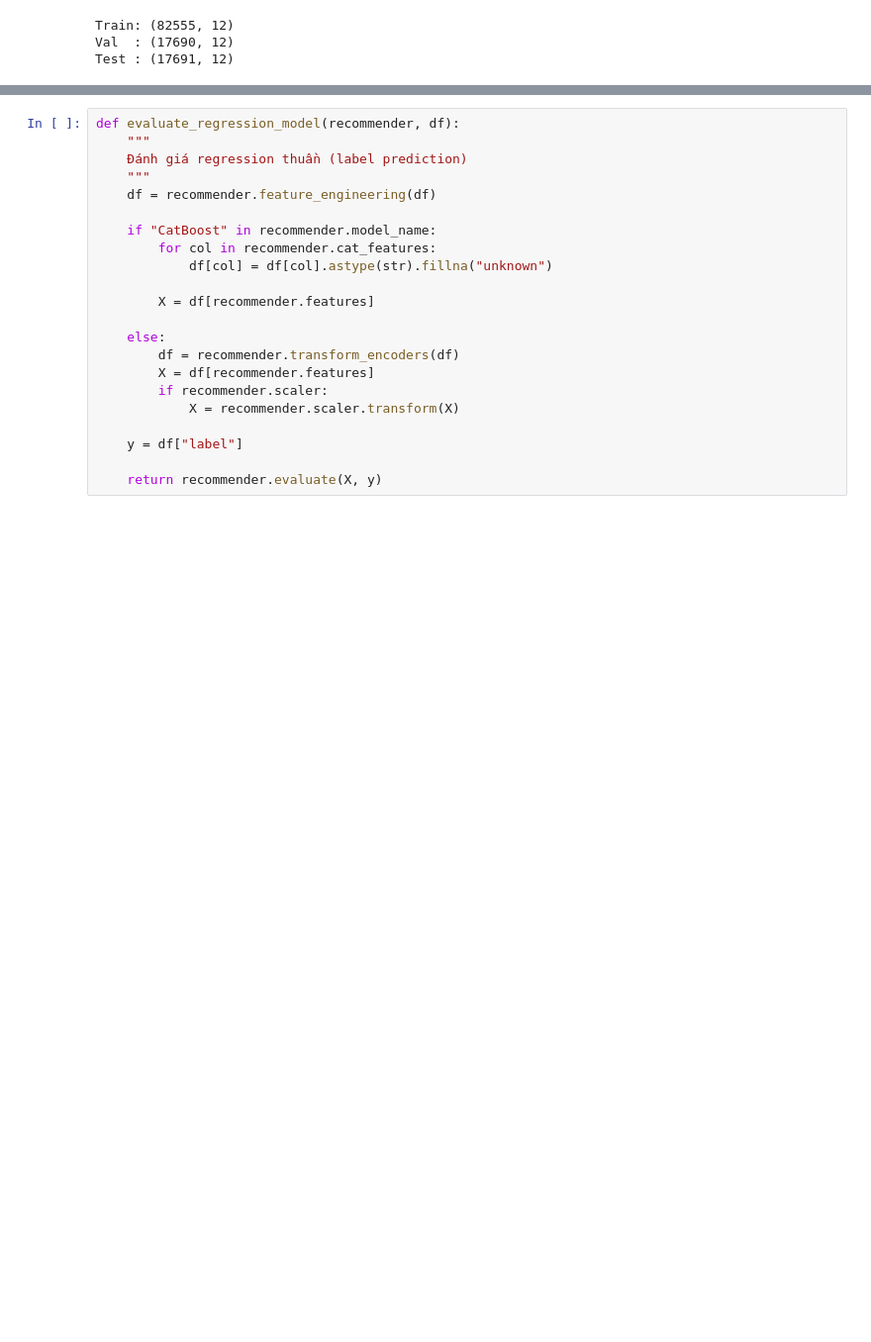
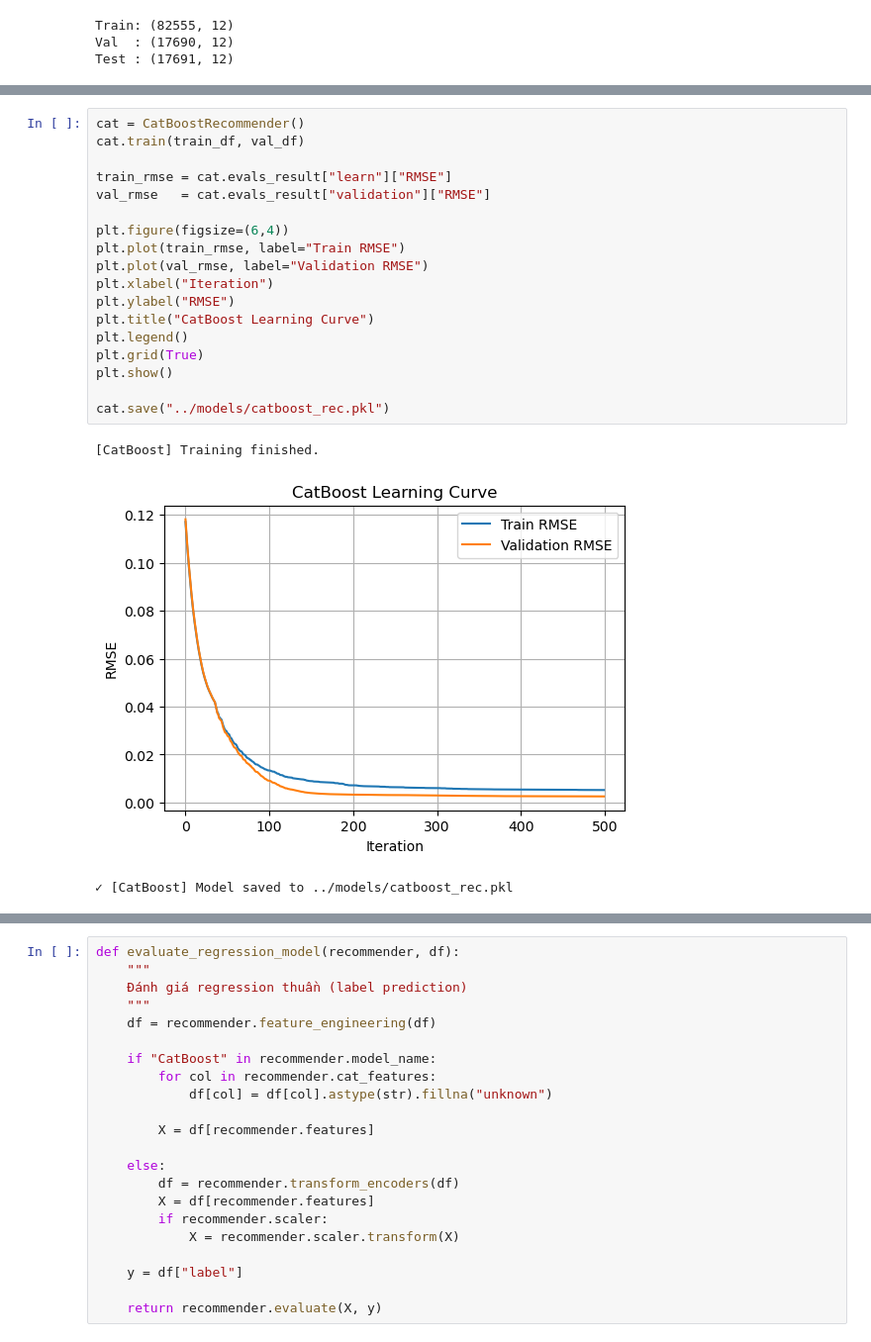
Before and after one commit to PhuongThao-2005/ML-LT, a Jupyter notebook: notebook/evaluate.ipynb, the cells around one changed output, grey strips where cells are left out. Shown: that part at 99% size. Saved outputs shown, nothing was run; the diff lists cells and outputs as text; blank space fills up the shorter version.

Commit message:
update model + draw training curve

```diff
--- a/notebook/evaluate.ipynb
+++ b/notebook/evaluate.ipynb
@@ -34 +48,23 @@ Test : (17691, 12)
+# %%
+cat = CatBoostRecommender()
+cat.train(train_df, val_df)
+
+train_rmse = cat.evals_result["learn"]["RMSE"]
+val_rmse   = cat.evals_result["validation"]["RMSE"]
+
+plt.figure(figsize=(6,4))
+plt.plot(train_rmse, label="Train RMSE")
+plt.plot(val_rmse, label="Validation RMSE")
+plt.xlabel("Iteration")
+plt.ylabel("RMSE")
+plt.title("CatBoost Learning Curve")
+plt.legend()
+plt.grid(True)
+plt.show()
+
+cat.save("../models/catboost_rec.pkl")
+# %% [output]
+[CatBoost] Training finished.
+[figure, added]
+✓ [CatBoost] Model saved to ../models/catboost_rec.pkl
 # %%
```
Also changed, not shown: parts of 5 cells of this notebook, 7 other files.
